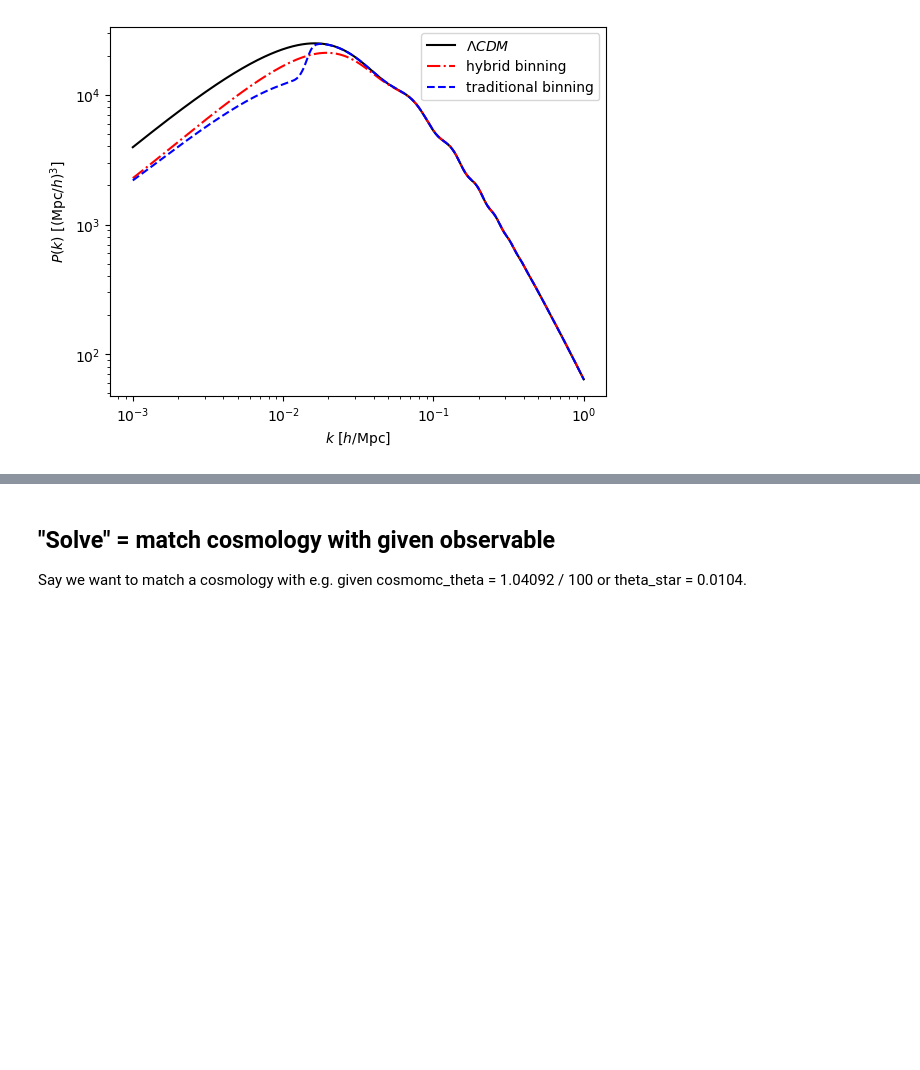
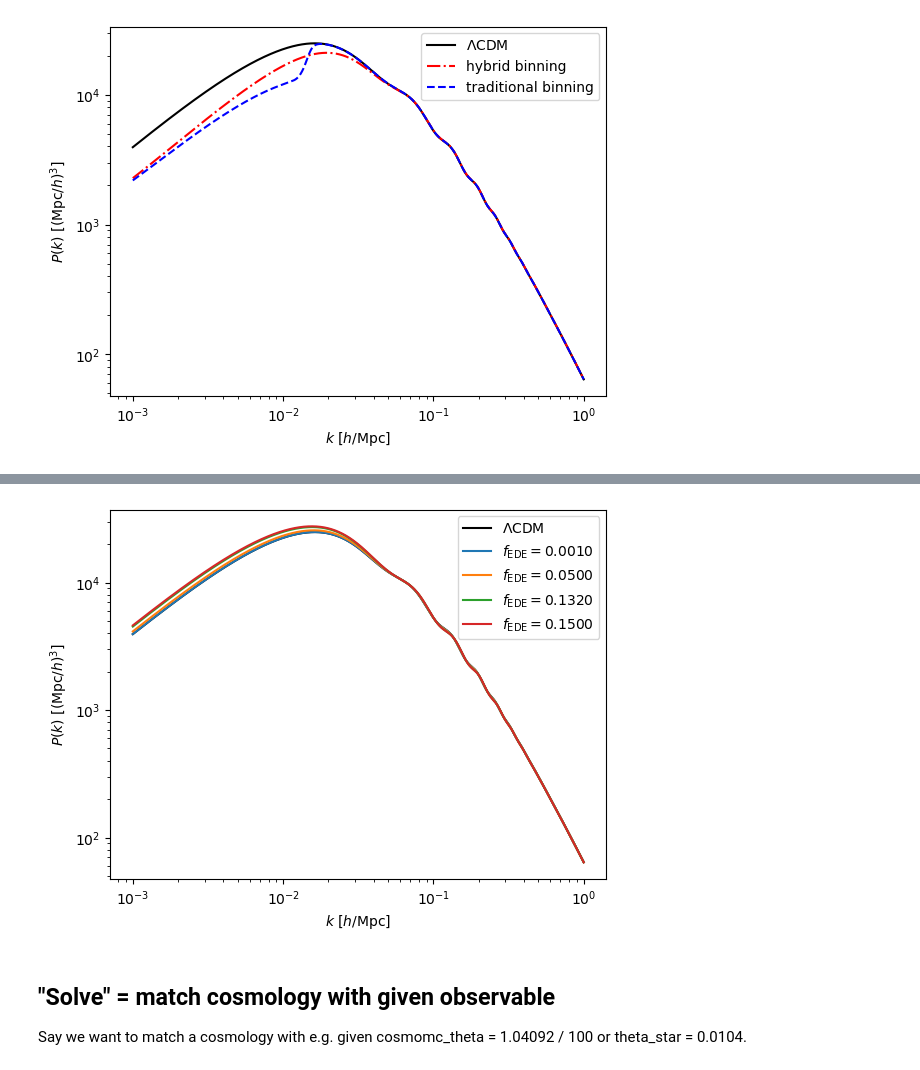
Before and after one commit to cosmodesi/cosmoprimo, a Jupyter notebook: nb/examples.ipynb, the cells around one changed output, grey strips where cells are left out. Cells and saved outputs as stored; diff of their text form; code cells hidden in the pictures; blank space fills up the shorter version.

```diff
--- a/nb/examples.ipynb
+++ b/nb/examples.ipynb
@@ -353,3 +354,23 @@ plt.show()
+# %%
+cosmo = Cosmology(engine='axiclass')
+z = 0.
+k = np.logspace(-3., 0., 1000)
+pk = cosmo.get_fourier().pk_interpolator().to_1d(z=z)
+plt.loglog(k, pk(k), color='k', label='$\Lambda\mathrm{CDM}$')
+
+for fede in [0.001, 0.05, 0.132, 0.15]:
+    cosmo = cosmo.clone(scf_potential='axion', n_axion=2.6, log10_axion_ac=-3.531, fraction_axion_ac=fede, scf_parameters=[2.72, 0.0],
+                        scf_evolve_as_fluid=False, scf_evolve_like_axionCAMB=False, attractor_ic_scf=False, compute_phase_shift=False,
+                        include_scf_in_delta_m=True, include_scf_in_delta_cb=True)
+    pk = cosmo.get_fourier().pk_interpolator().to_1d(z=z)
+    plt.loglog(k, pk(k), label=r'$f_\mathrm{{EDE}} = {:.4f}$'.format(fede))
+
+plt.legend()
+plt.xlabel(r'$k$ [$h/\mathrm{Mpc}$]')
+plt.ylabel(r'$P(k)$ [$(\mathrm{Mpc}/h)^{3}$]')
+plt.show()
+# %% [output]
+[figure, added]
 # %% [markdown]
 ## "Solve" = match cosmology with given observable
 Say we want to match a cosmology with e.g. given cosmomc_theta = 1.04092 / 100 or theta_star = 0.0104.
```
Also changed, not shown: parts of 8 cells of this notebook, 3 other files.
